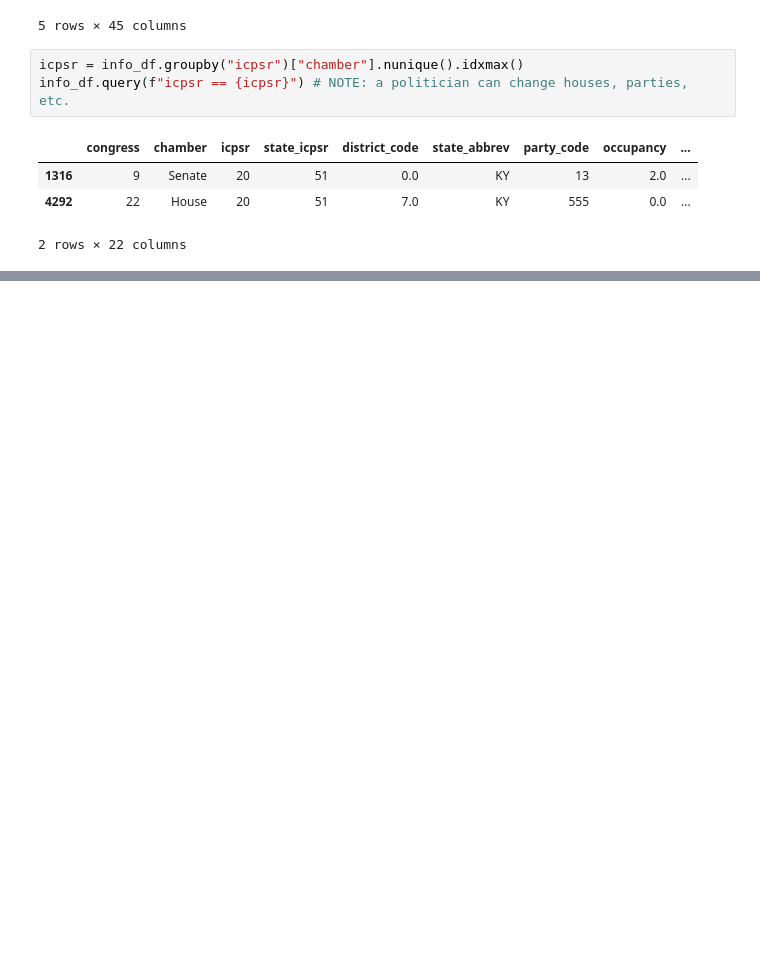
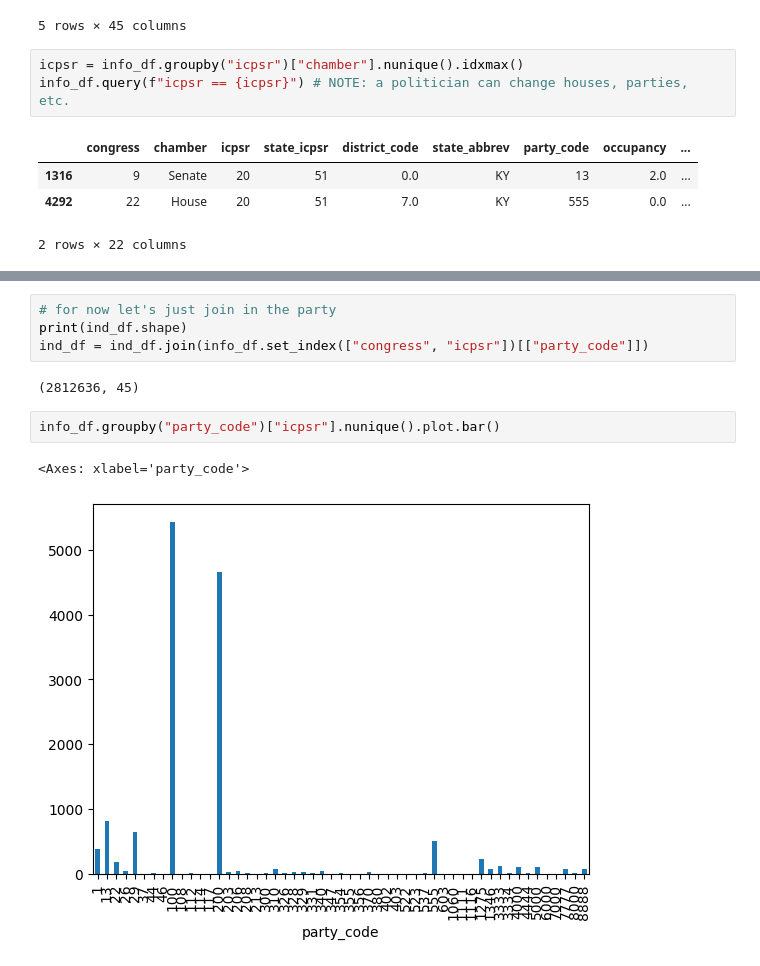
Before and after one commit to DeclanNelson178/stat5241_team_7, a Jupyter notebook: src/notebooks/member_info.ipynb, the cells around one changed output, grey strips where cells are left out. Drawn from its saved outputs; the diff is of its cells as text; blank space fills up the shorter version.

```diff
--- a/src/notebooks/member_info.ipynb
+++ b/src/notebooks/member_info.ipynb
@@ -64,0 +59,11 @@ info_df.query(f"icpsr == {idx[0]}").head(3) # NOTE: a politician can change hous
+# %%
+# for now let's just join in the party
+print(ind_df.shape)
+ind_df = ind_df.join(info_df.set_index(["congress", "icpsr"])[["party_code"]])
+# %% [output]
+(2812636, 45)
+# %%
+info_df.groupby("party_code")["icpsr"].nunique().plot.bar()
+# %% [output]
+<Axes: xlabel='party_code'>
+[figure, added]
```
Also changed, not shown: parts of 7 cells of this notebook, 6 other files.
